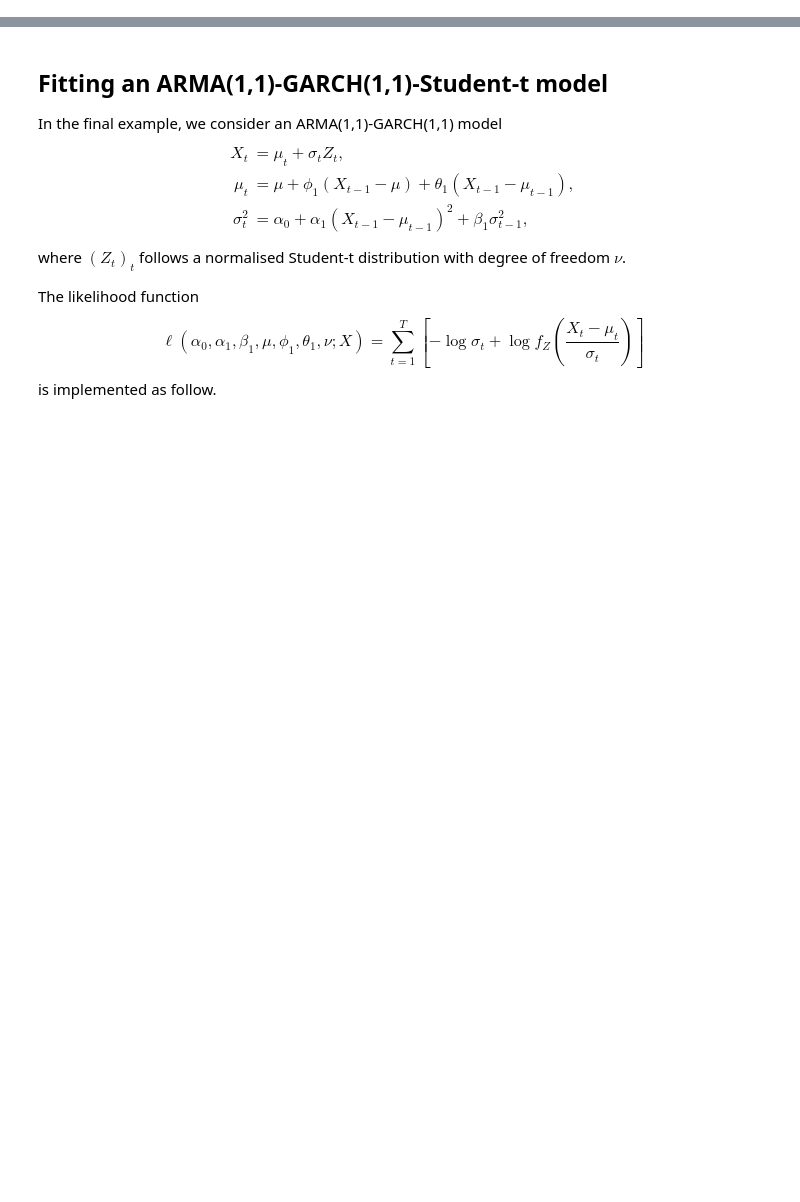
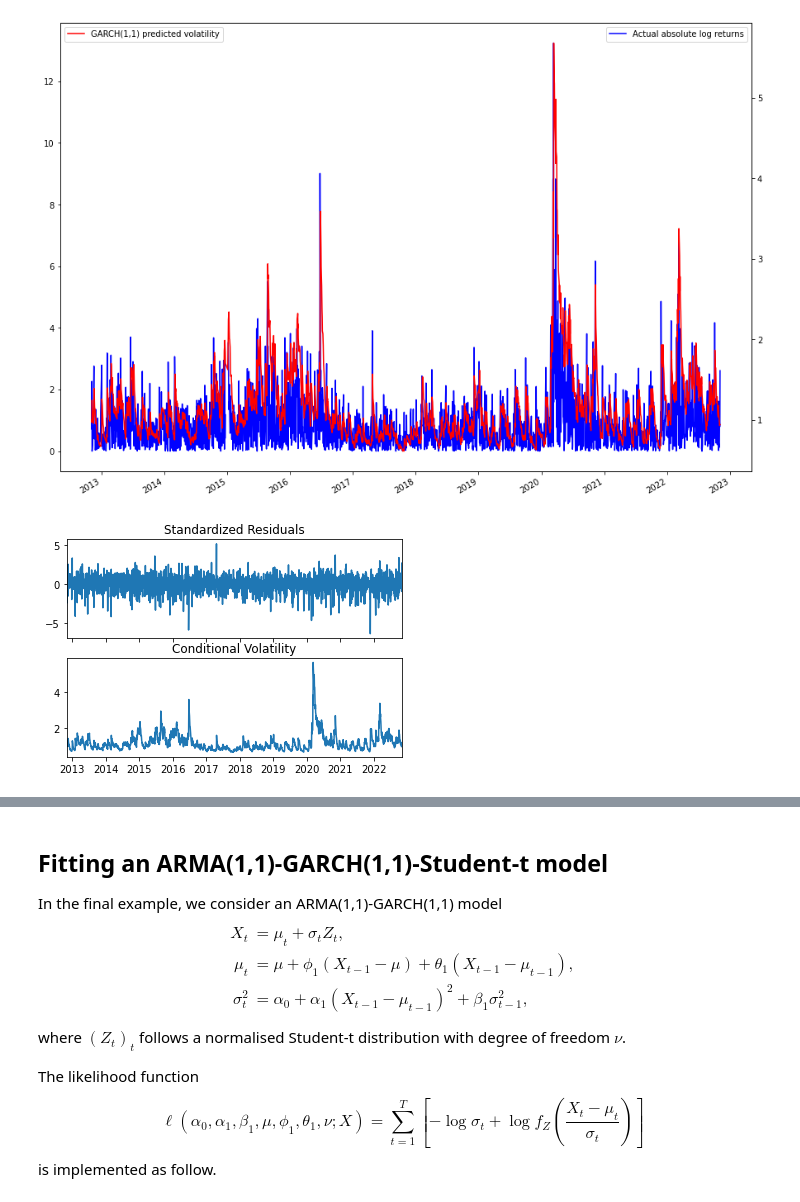
Before and after one commit to georgec123/qrm, a Jupyter notebook: QRM_Assesment_1_PART_A_New_version.ipynb, the cells around one changed output, grey strips where cells are left out. Cells and saved outputs as stored; diff of their text form; code cells hidden in the pictures; blank space fills up the shorter version.

```diff
--- a/QRM_Assesment_1_PART_A_New_version.ipynb
+++ b/QRM_Assesment_1_PART_A_New_version.ipynb
@@ -72,0 +97,4 @@ plt.show()
+# %%
+garchmodel = arch_model(SX5Edata['logreturn'].dropna(), mean='constant', p=1, q=1, dist='normal')
+resgarch = garchmodel.fit(update_freq=5)
+print(resgarch.summary())
@@ -72,0 +137,19 @@ plt.show()
+# %%
+fig, ax1 = plt.subplots(figsize=(15,10))
+
+ax2 = ax1.twinx()
+
+ax1.plot(np.abs(SX5Edata['logreturn']), 'b', label='Actual absolute log returns')
+ax2.plot(resgarch.conditional_volatility,c='r', label='GARCH(1,1) predicted volatility')
+
+ax1.xaxis.set_major_locator(mdates.MonthLocator(bymonth=(1)))
+ax1.xaxis.set_major_formatter(mdates.DateFormatter('%Y'))
+
+for label in ax1.get_xticklabels(which='major'):
+    label.set(rotation=30, horizontalalignment='right')
+
+ax1.legend(loc=0); ax2.legend(loc=2)
+resgarch.plot(); plt.show()
+# %% [output]
+[figure, added]
+[figure, added]
```
Also changed, not shown: parts of 23 cells of this notebook.
